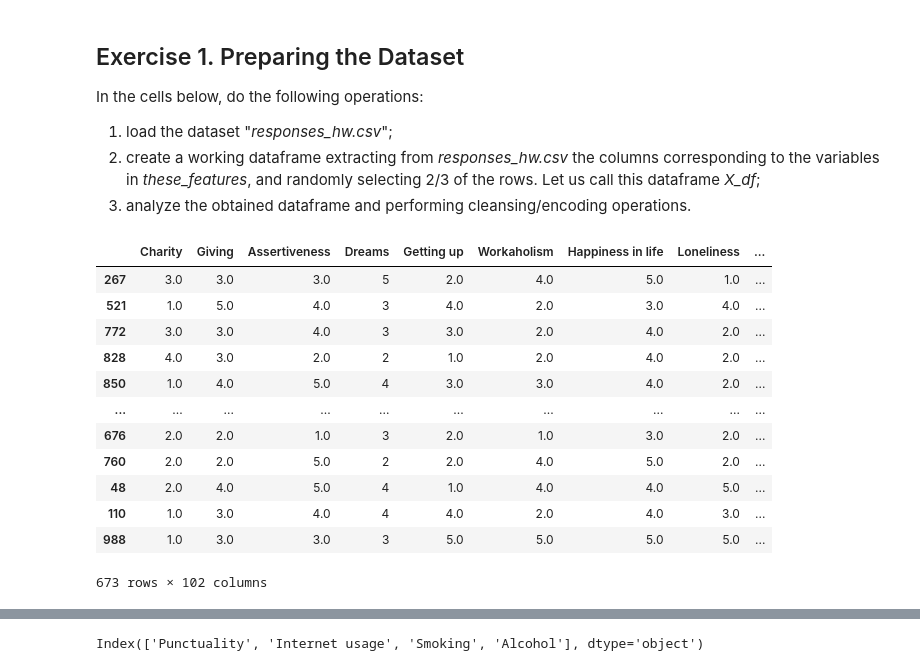
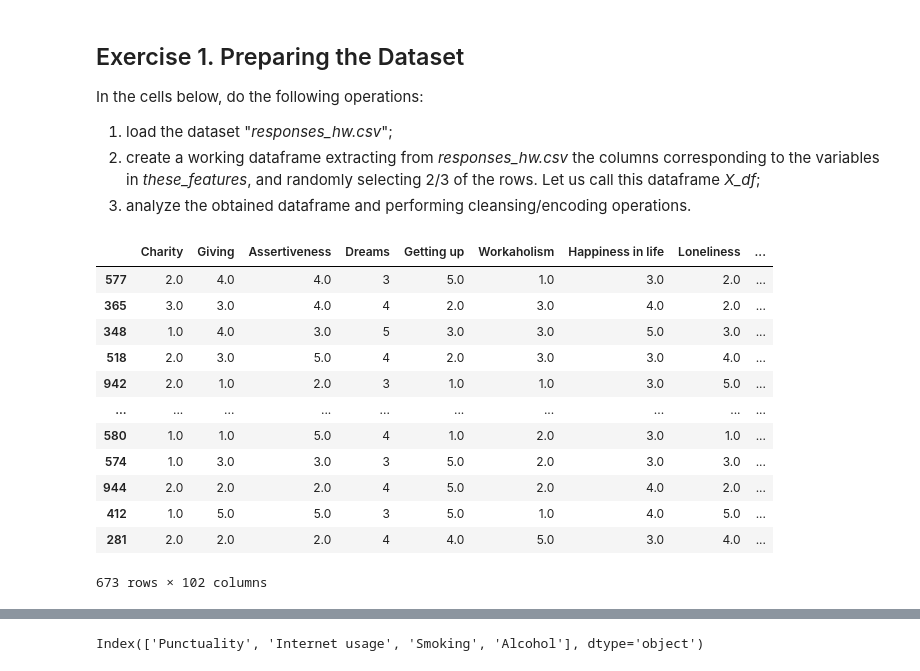
Before and after one commit to fabiolauro/PCA_CLA_Project, a Jupyter notebook: HWpca_Lauro_Martellone.ipynb, the cells around one changed output, grey strips where cells are left out. Saved outputs shown, nothing was run; the diff lists cells and outputs as text; code cells hidden in the pictures.

```diff
--- a/HWpca_Lauro_Martellone.ipynb
+++ b/HWpca_Lauro_Martellone.ipynb
@@ -165,29 +165,30 @@ In the cells below, do the following operations:
 # %%
 #just loading the dataset
 
 url = "https://raw.githubusercontent.com/fabiolauro/PCA_CLA_Project/refs/heads/main/responses_hw.csv"
 
 responses_df = pd.read_csv(url)
 rows = responses_df.shape[0]
-responses_df_rows = responses_df.sample(round(2*rows/3), replace = False)
+responses_df_rows = responses_df.sample(round(2*rows/3), replace = False, random_state= random_seed)
+
 #now let's take only the columns we are interested in
 
-X_df = responses_df_rows[these_features]
+X_df_raw = responses_df_rows[these_features]
 
-display(X_df)
+display(X_df_raw)
 # %% [output]
 |  | Charity | Giving | Assertiveness | Dreams | Getting up | Workaholism | Happiness in life | Loneliness | ... |
-| 267 | 3.0 | 3.0 | 3.0 | 5 | 2.0 | 4.0 | 5.0 | 1.0 | ... |
-| 521 | 1.0 | 5.0 | 4.0 | 3 | 4.0 | 2.0 | 3.0 | 4.0 | ... |
-| 772 | 3.0 | 3.0 | 4.0 | 3 | 3.0 | 2.0 | 4.0 | 2.0 | ... |
-| 828 | 4.0 | 3.0 | 2.0 | 2 | 1.0 | 2.0 | 4.0 | 2.0 | ... |
-| 850 | 1.0 | 4.0 | 5.0 | 4 | 3.0 | 3.0 | 4.0 | 2.0 | ... |
+| 577 | 2.0 | 4.0 | 4.0 | 3 | 5.0 | 1.0 | 3.0 | 2.0 | ... |
+| 365 | 3.0 | 3.0 | 4.0 | 4 | 2.0 | 3.0 | 4.0 | 2.0 | ... |
+| 348 | 1.0 | 4.0 | 3.0 | 5 | 3.0 | 3.0 | 5.0 | 3.0 | ... |
+| 518 | 2.0 | 3.0 | 5.0 | 4 | 2.0 | 3.0 | 3.0 | 4.0 | ... |
+| 942 | 2.0 | 1.0 | 2.0 | 3 | 1.0 | 1.0 | 3.0 | 5.0 | ... |
 | ... | ... | ... | ... | ... | ... | ... | ... | ... | ... |
-| 676 | 2.0 | 2.0 | 1.0 | 3 | 2.0 | 1.0 | 3.0 | 2.0 | ... |
-| 760 | 2.0 | 2.0 | 5.0 | 2 | 2.0 | 4.0 | 5.0 | 2.0 | ... |
-| 48 | 2.0 | 4.0 | 5.0 | 4 | 1.0 | 4.0 | 4.0 | 5.0 | ... |
-| 110 | 1.0 | 3.0 | 4.0 | 4 | 4.0 | 2.0 | 4.0 | 3.0 | ... |
-| 988 | 1.0 | 3.0 | 3.0 | 3 | 5.0 | 5.0 | 5.0 | 5.0 | ... |
+| 580 | 1.0 | 1.0 | 5.0 | 4 | 1.0 | 2.0 | 3.0 | 1.0 | ... |
+| 574 | 1.0 | 3.0 | 3.0 | 3 | 5.0 | 2.0 | 3.0 | 3.0 | ... |
+| 944 | 2.0 | 2.0 | 2.0 | 4 | 5.0 | 2.0 | 4.0 | 2.0 | ... |
+| 412 | 1.0 | 5.0 | 5.0 | 3 | 5.0 | 1.0 | 4.0 | 5.0 | ... |
+| 281 | 2.0 | 2.0 | 2.0 | 4 | 4.0 | 5.0 | 3.0 | 4.0 | ... |
 673 rows × 102 columns
 # %%
 #looking for missing values, cleaning operations
```
Also changed, not shown: parts of 8 cells of this notebook.
